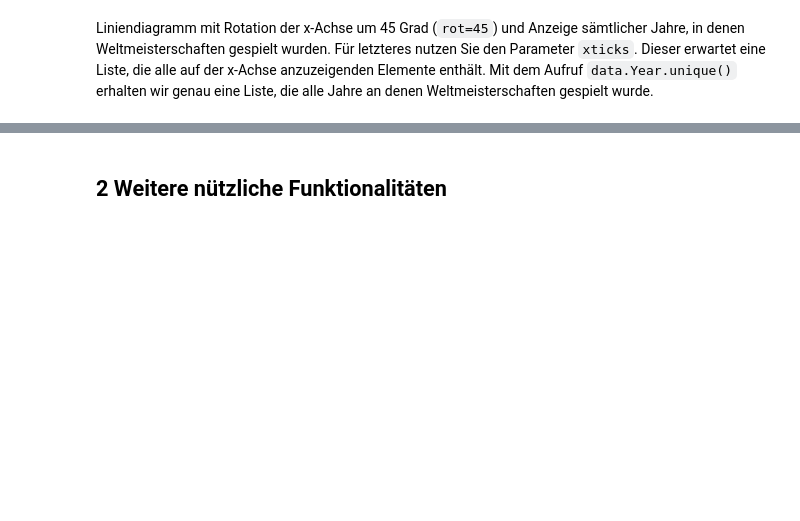
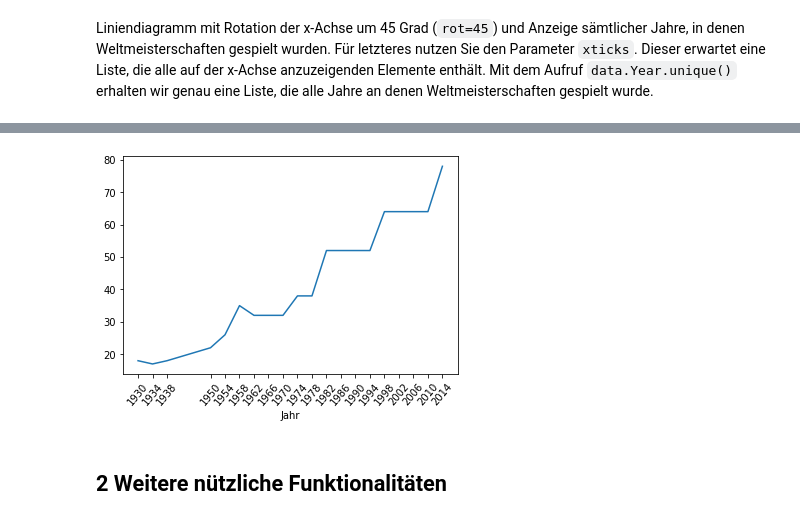
Before and after one commit to AlexKressner/KI_Logistik_Python, a Jupyter notebook: G2_Data_Visualization.ipynb, the cells around one changed output, grey strips where cells are left out. Cells and saved outputs as stored; diff of their text form; code cells hidden in the pictures; blank space fills up the shorter version.

```diff
--- a/G2_Data_Visualization.ipynb
+++ b/G2_Data_Visualization.ipynb
@@ -78,7 +123,7 @@ spiele.head()
 # %% [markdown]
 Mit der Methode `.rename()` können Sie beispielsweise die Namen von Spalten eines Dataframes ändern. Die Systematik ist die folgende: `"alter Spaltenname":"neuer Spaltenname"`!
 # %%
-spiele.rename(columns={"Year":"Jahr",0:"Spiele"}, inplace=True)
+spiele.rename(columns={"Year":"Jahr", "0":"Spiele"}, inplace=True)
 # %%
 spiele.plot(kind="line",
             x="Jahr",
@@ -92,12 +143,14 @@ data.Year.unique()
 # %%
 spiele.plot(kind="line",
             x="Jahr",
             y="Spiele",
-            rot=45,
+            rot=50,
             xticks=data.Year.unique(),
             legend=False
             )
 plt.show()
+# %% [output]
+[figure, added]
 # %% [markdown]
 ## 2 Weitere nützliche Funktionalitäten <a class="anchor" id="weitere_funktionen"></a>
 # %%
```
Also changed, not shown: parts of 36 cells of this notebook.
